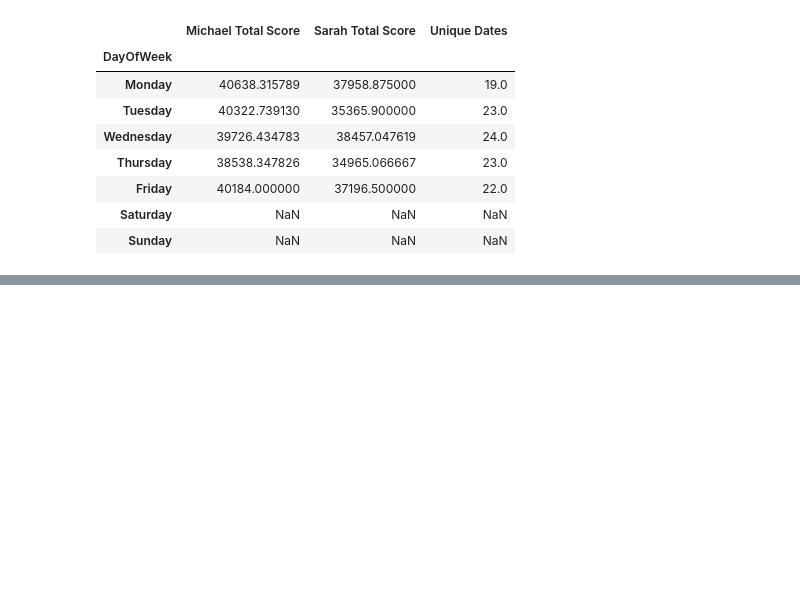
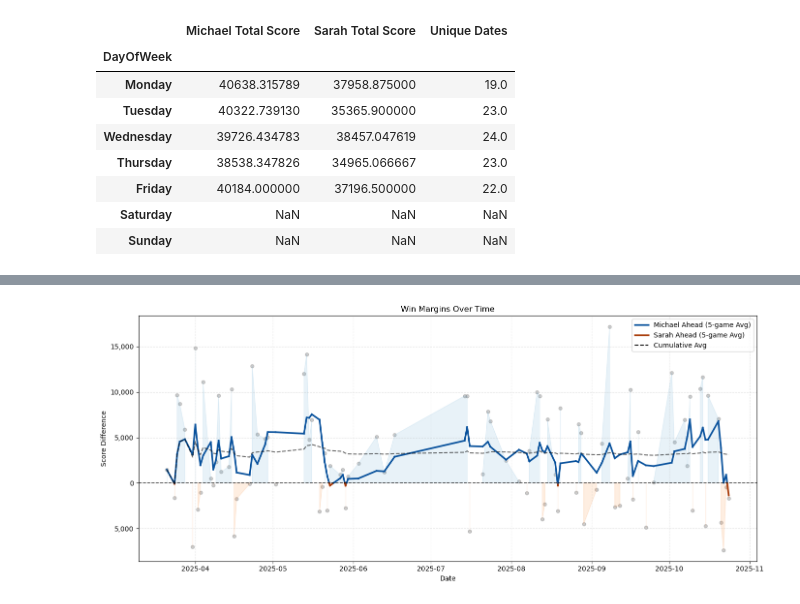
Before and after one commit to sjlarimer/TimeGuessr, a Jupyter notebook: Timeguessr_Aggregation.ipynb, the cells around one changed output, grey strips where cells are left out. Cells and saved outputs as stored; diff of their text form; code cells hidden in the pictures; blank space fills up the shorter version.

Commit message:
Updated Timeguessr Aggregation

```diff
--- a/Timeguessr_Aggregation.ipynb
+++ b/Timeguessr_Aggregation.ipynb
@@ -1484,0 +1483,75 @@ plt.show()
+# %%
+import matplotlib.pyplot as plt
+import numpy as np
+import pandas as pd
+
+# --- Prepare data ---
+df_daily = df_all.groupby("Timeguessr Day").first().reset_index()
+mask = df_daily[["Date", "Michael Total Score", "Sarah Total Score"]].dropna()
+mask = mask.sort_values("Date").reset_index(drop=True)
+
+# --- Compute score difference (Michael - Sarah) ---
+mask["Score Diff"] = mask["Michael Total Score"] - mask["Sarah Total Score"]
+
+# --- Rolling average (5-game window) ---
+mask["Rolling Diff"] = mask["Score Diff"].rolling(window=5, min_periods=1).mean()
+
+# --- Cumulative average ---
+mask["Cumulative Diff"] = mask["Score Diff"].expanding().mean()
+
+# --- Plot setup ---
+fig, ax = plt.subplots(figsize=(14, 6))
+
+# --- Scatter points ---
+ax.scatter(mask["Date"], mask["Score Diff"], color="gray", alpha=0.4, s=25, label="Game Result (Michael − Sarah)")
+
+# --- Shaded regions for wins ---
+ax.fill_between(mask["Date"], 0, mask["Score Diff"], where=mask["Score Diff"] > 0, color="#6baed6", alpha=0.15)
+ax.fill_between(mask["Date"], 0, mask["Score Diff"], where=mask["Score Diff"] < 0, color="#fd8d3c", alpha=0.15)
+
+# --- Multicolored rolling average line ---
+x = mask["Date"].values
+y = mask["Rolling Diff"].values
+
+for i in range(1, len(x)):
+    y0, y1 = y[i - 1], y[i]
+    x0, x1 = x[i - 1], x[i]
+
+    # Check if the line segment crosses zero
+    if (y0 >= 0 and y1 >= 0):
+        ax.plot([x0, x1], [y0, y1], color="#08519c", linewidth=2.5)
+    elif (y0 <= 0 and y1 <= 0):
+        ax.plot([x0, x1], [y0, y1], color="#a63603", linewidth=2.5)
+    else:
+        frac = abs(y0) / (abs(y0) + abs(y1))
+        x_cross = x0 + (x1 - x0) * frac
+        ax.plot([x0, x_cross], [y0, 0], color="#08519c" if y0 > 0 else "#a63603", linewidth=2.5)
+        ax.plot([x_cross, x1], [0, y1], color="#08519c" if y1 > 0 else "#a63603", linewidth=2.5)
+
+# --- Cumulative average line ---
+ax.plot(mask["Date"], mask["Cumulative Diff"], color="black", linewidth=1.5, linestyle="--", alpha=0.6, label="Cumulative Avg")
+
+# --- Formatting ---
+ax.axhline(0, color="black", linewidth=1.2, linestyle="--", alpha=0.7)
+ax.set_title("Win Margins Over Time")
+ax.set_xlabel("Date")
+ax.set_ylabel("Score Difference")
+
+# Make y-axis labels show absolute values
+yticks = ax.get_yticks()
+ax.set_yticklabels([f"{abs(int(y)):,}" for y in yticks])
+
+ax.grid(True, linestyle="--", alpha=0.4)
+
+# --- Legend ---
+handles = [
+    plt.Line2D([], [], color="#08519c", lw=2.5, label="Michael Ahead (5-game Avg)"),
+    plt.Line2D([], [], color="#a63603", lw=2.5, label="Sarah Ahead (5-game Avg)"),
+    plt.Line2D([], [], color="black", lw=1.5, linestyle="--", label="Cumulative Avg"),
+]
+ax.legend(handles=handles)
+
+plt.tight_layout()
+plt.show()
+# %% [output]
+[figure, added]
```
Also changed, not shown: parts of 4 cells of this notebook.
